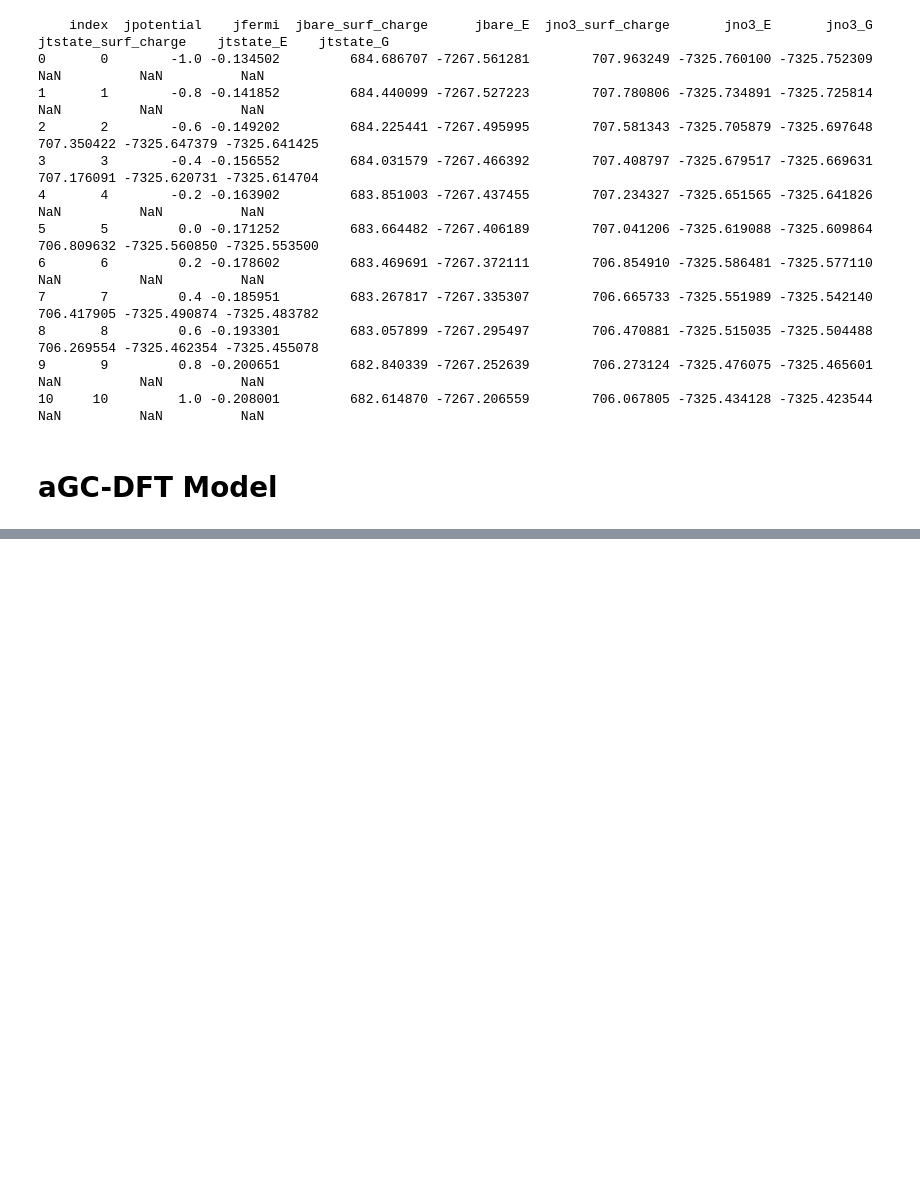
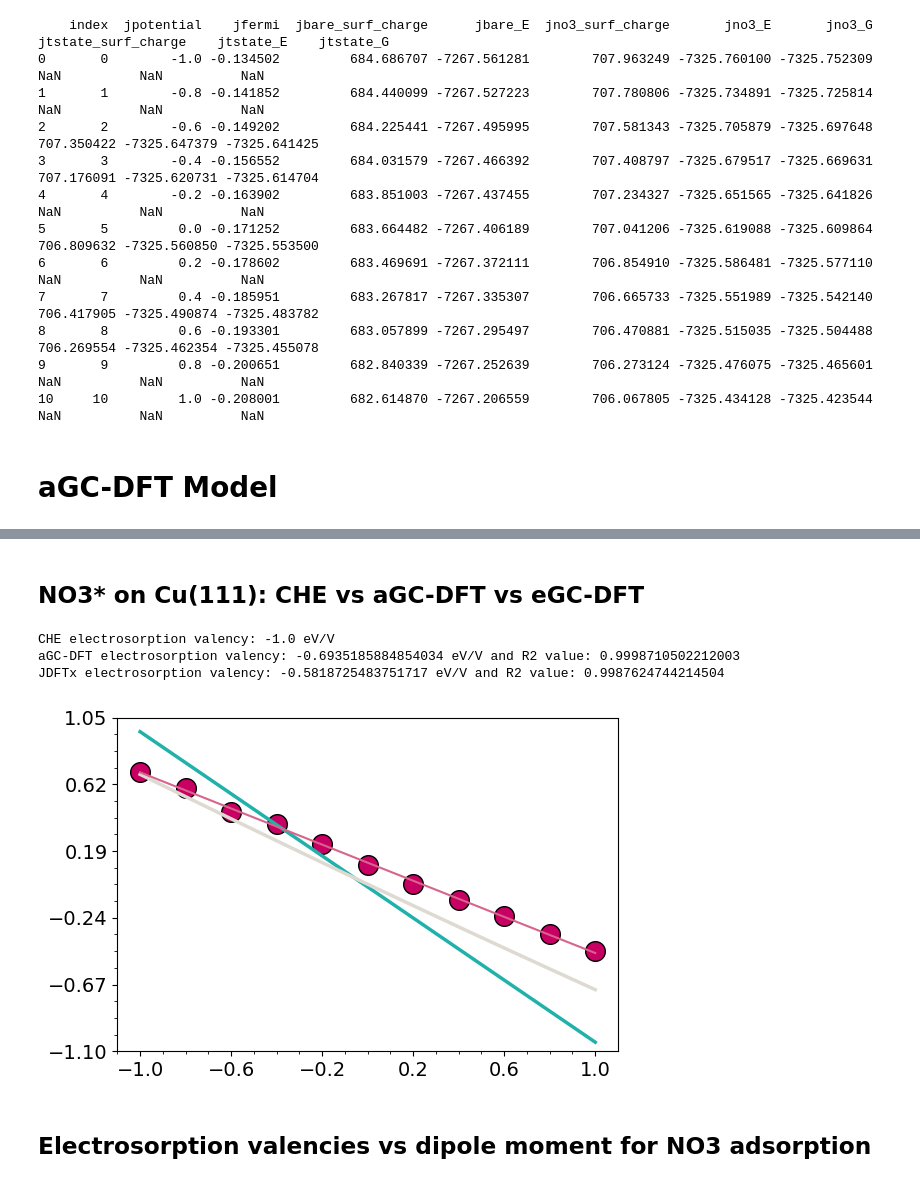
Before and after one commit to DeanMSweeney/nitrate-GC, a Jupyter notebook: gc-dft_analysis/GC-DFT_analysis.ipynb, the cells around one changed output, grey strips where cells are left out. Cells and saved outputs as stored; diff of their text form; code cells hidden in the pictures; blank space fills up the shorter version.

```diff
--- a/gc-dft_analysis/GC-DFT_analysis.ipynb
+++ b/gc-dft_analysis/GC-DFT_analysis.ipynb
@@ -884,0 +122,67 @@ plt.show()
+# %% [markdown]
+## NO3* on Cu(111): CHE vs aGC-DFT vs eGC-DFT
+# %%
+# potential range
+potential = np.arange(-1.0, 1.2, 0.2) # V vs SHE
+U = potential
+
+# compute grand free energies from analytical method
+gc_energy_bare = aGC_DFT(bare_mu, bare_alpha, bare_E, potential, 3, 78.4) # double layer thickness of 3 A and dielectric constant of 78.4
+gc_energy_no3= aGC_DFT(no3_mu, no3_alpha, no3_G, potential, 3, 78.4)
+
+# compute no3 adsorption energy with both aGC-DFT
+no3_adsorption = gc_energy_no3 - (gc_energy_bare + hno3_G - 1/2 * h2_G) - U + 0.480 - 0.0592*7 # correct for PCET, pH
+no3_ads_cu = no3_adsorption[4] # specify Cu(111)
+
+# compute no3 adsorption enegry with CHE
+no3_adsorption_che = null(no3_mu, no3_alpha, no3_G, potential) - (null(bare_mu, bare_alpha, bare_E, potential) + hno3_G - 1/2 * h2_G) - U + 0.480 - 0.0592*7
+no3_ads_che_cu = no3_adsorption_che[4] #specify Cu(111)
+
+###### JDFTx
+
+# reference states for calculation computed from JDFTx
+jhno3 = -58.735483320473485
+jhno3_G = jhno3 + -0.013
+jh2 = -1.177143541694519
+jh2_G = jh2 + -0.039
+
+# comptue no3 adsorption energy with jdftx for Cu(111)
+jdftx_slab_n0 = 684 # electron count for pure Cu(111) slab
+jdftx_slab_phi = (jbare_E - (jbare_surf_charge - jdftx_slab_n0) * jfermi)  # grand free energy of the slab
+jdftx_ads_n0 = 707 # electron count for NO3* on Cu(111)
+jdftx_ads_phi = (jno3_G - (jno3_surf_charge - jdftx_ads_n0) * jfermi) # grand free energy of NO3* on Cu(111)
+jdftx_no3_adsorption = ((jdftx_ads_phi - (jdftx_slab_phi + jhno3_G - 1/2 * jh2_G)) * 27.2114 - jpotential) + 0.480 - 0.0592*7
+
+# Calculate the lines of best fit for (1) jdftx and aGC-DFT (assuming linear potential depedence)
+jdftx_eval, jdftx_intercept, jdftx_r_value, _, _ = linregress(jpotential, jdftx_no3_adsorption) # compute electrosorption valencies
+aGC_eval, aGC_intercept, aGCr_value, _, _ = linregress(potential, no3_ads_cu) # compute electrosorption valencies
+
+print(f'CHE electrosorption valency: {-1.0} eV/V')
+print(f'aGC-DFT electrosorption valency: {aGC_eval} eV/V and R2 value: {aGCr_value**2}')
+print(f'JDFTx electrosorption valency: {jdftx_eval} eV/V and R2 value: {jdftx_r_value**2}')
+
+# Create the scatter plot
+plt.figure(figsize=(6, 4))
+plt.plot(potential, no3_ads_che_cu, color="lightseagreen", linewidth=2.5) #aGC-DFT
+plt.plot(potential, no3_ads_cu, color="#dedad2", linewidth=2.5) # CHE
+plt.scatter(jpotential, jdftx_grand_energy, color="#c80064", s=200, edgecolor='black') # JDFTx
+plt.plot(potential, jdftx_eval * potential + jdftx_intercept, color="#d7658b", linestyle='-') #JDFTx line of best fit
+
+# plot formatting
+plt.xticks(np.arange(-1.0, 1.4, 0.4), fontsize=14)
+plt.yticks(np.linspace(-1.1, 1.05, 6), fontsize=14)
+plt.ylim(-1.1, 1.05)
+plt.minorticks_on()
+plt.tick_params(axis='y', which='minor', length=2)  # Y-axis minor ticks
+plt.tick_params(axis='x', which='minor', length=2)
+
+# Save as .svg
+plt.tight_layout()
+plt.savefig('figures/dEads-NO3.svg', format='svg', dpi=300, bbox_inches='tight')
+# %% [output]
+CHE electrosorption valency: -1.0 eV/V
+aGC-DFT electrosorption valency: -0.6935185884854034 eV/V and R2 value: 0.9998710502212003
+JDFTx electrosorption valency: -0.5818725483751717 eV/V and R2 value: 0.9987624744214504
+[figure, added]
+# %% [markdown]
+## Electrosorption valencies vs dipole moment for NO3 adsorption
```
Also changed, not shown: parts of 50 cells of this notebook, 15 other files.
